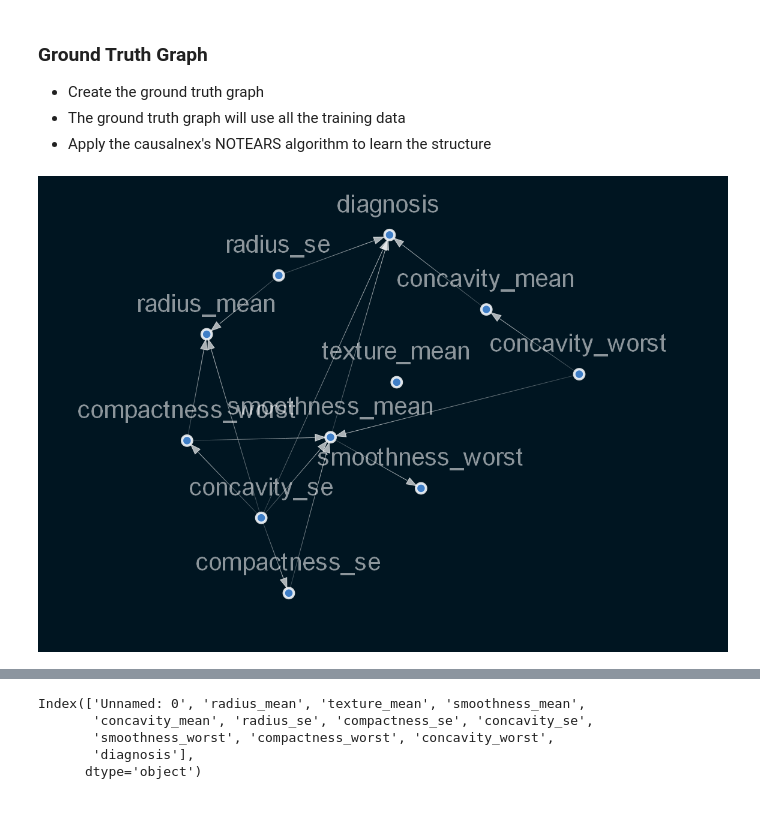
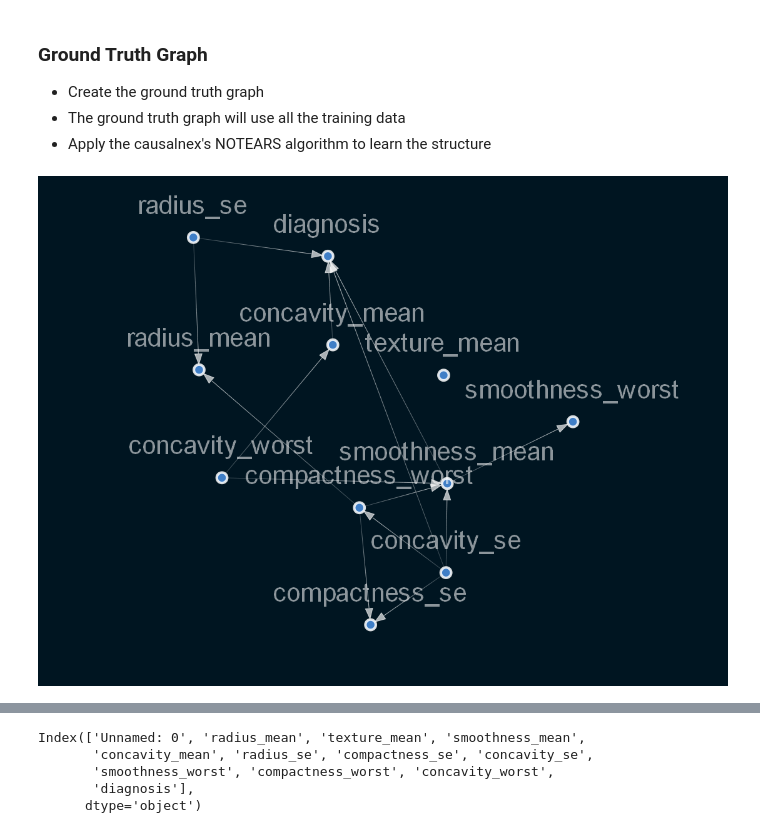
Before and after one commit to wakura-mbuya/Breast-Cancer-Causal-Inference, a Jupyter notebook: notebooks/causal_inference.ipynb, the cells around one changed output, grey strips where cells are left out. Saved outputs shown, nothing was run; the diff lists cells and outputs as text; code cells hidden in the pictures.

Commit message:
generate ground truth graph

```diff
--- a/notebooks/causal_inference.ipynb
+++ b/notebooks/causal_inference.ipynb
@@ -115,17 +119,17 @@ data.head()
 </ul>
 # %%
 #initialize the Structure Model
-sm = from_pandas(data)
-sm.remove_edges_below_threshold(0.8)
+ground_truth = from_pandas(data, tabu_parent_nodes=['diagnosis'])
+ground_truth.remove_edges_below_threshold(0.8)
 
 #Visualizing the learned structure
 viz = plot_structure(
-    sm,
+    ground_truth,
     graph_attributes={"scale": "0.5"},
     all_node_attributes=NODE_STYLE.WEAK,
     all_edge_attributes=EDGE_STYLE.WEAK,
     prog='fdp',
 )
 Image(viz.draw(format='png'))
 # %% [output]
-[figure, old version]
+[figure, new version]
```
Also changed, not shown: parts of 5 cells of this notebook, 1 other file.
